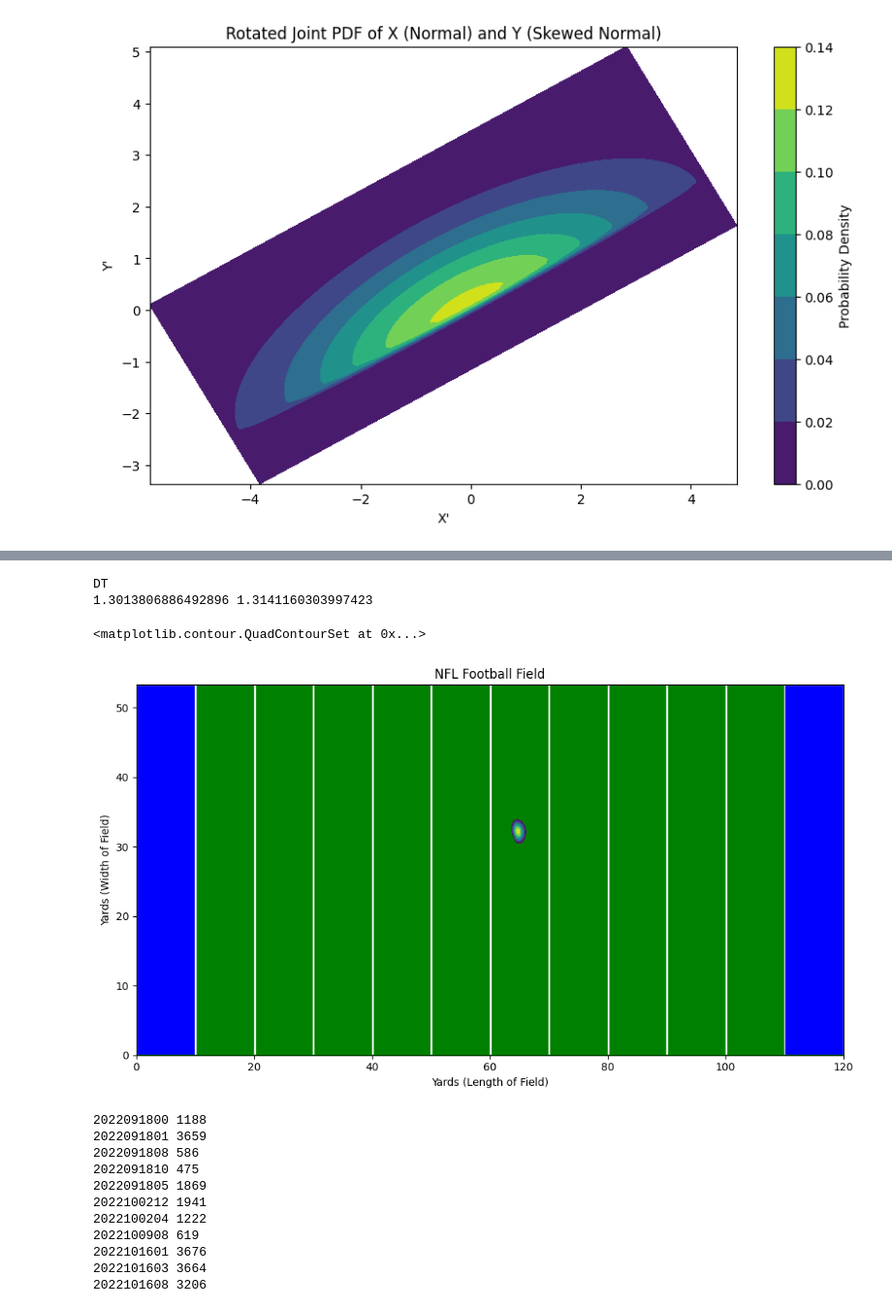
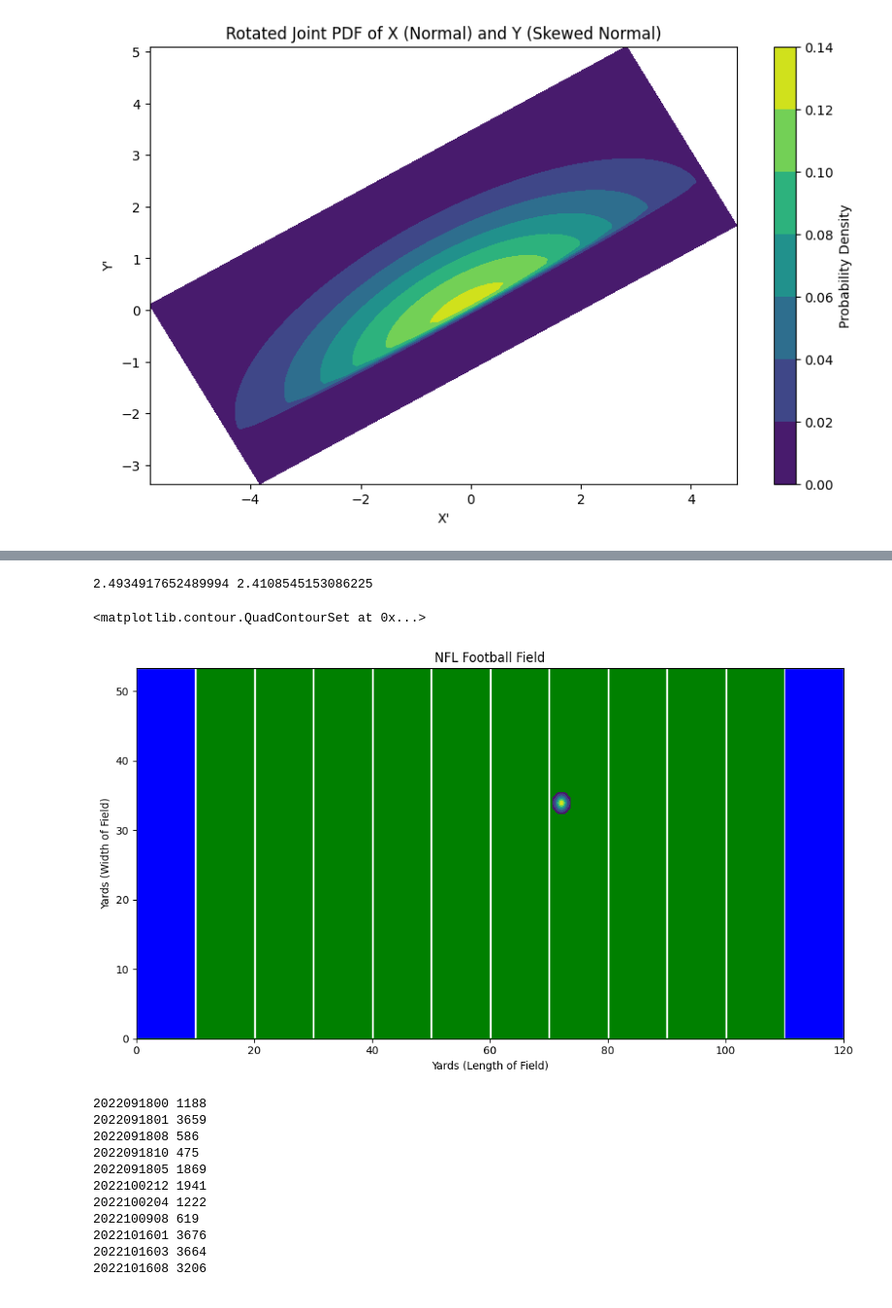
Before and after one commit to rudraravl/nfldatabowl2024, a Jupyter notebook: codemonkeynfl.ipynb, the cells around one changed output, grey strips where cells are left out. Shown: that part at 97% size. Drawn from its saved outputs; the diff is of its cells as text; code cells hidden in the pictures.

```diff
--- a/codemonkeynfl.ipynb
+++ b/codemonkeynfl.ipynb
@@ -550,3 +535,12 @@ position_stdevs = {'CB': ((0.021697169437255328, 1.1524806435704398),
+# %%
+position_t_info = {
+    "DE" : ((7.322719232987062, 0.12881529495845334, 0.6672880475498693, 6.42785426010332, 0.019966113155859003, 0.6477597816301706)),
+    "SS" : ((5.107508394561631, 0.06568784144823583, 0.7446880972538361, 4.569412367147843, -0.012239447953968512, 0.8262114794845226)),
+    "FS" : ((4.66532319164847, 0.1351910850714022, 0.6842657927545983, 6.06998121022001, -0.0006546715218879895, 0.7795782785182302)),
+    "OLB" :((5.273472395245827, 0.10663288071080984, 0.6205551604648218, 7.334952546776893, 0.026189916367707178, 0.6488302045518881)) ,
+    "DT" :((5.569558115334946, 0.07408100340712373, 0.6105034874867465, 6.393630032210144, -0.005045181011060849, 0.6302374841727374)) ,
+    "CB" :((6.349296636622419, 0.10235641145240083, 0.892232719512297, 5.448775313396228, 0.015871937817115187, 0.7796017896374858)) ,
+    "MLB" :((7.13173972579105, 0.12282249024093272, 0.6228963914601275, 6.9587549714459715, 0.011692059600892205, 0.6577565119449411)) }
 # %%
 
 ax = create_football_field()
@@ -653,50 +657,44 @@ for game_id, play_id, start_frame, def_club in play_nums:
 # %%
 #getting data
 from pprint import pprint
+from scipy.stats import t
 ax = create_football_field()
+
 game_id, play_id = 2022090800,101
 curr_play = valid_players[(valid_players['gameId'] == game_id) & (valid_players['playId'] == play_id)]
 nfl_id = 43335
 defender = curr_play[curr_play['nflId'] == nfl_id]
 x,y,s,d,p = defender['x'].iloc[0], defender['y'].iloc[0], defender['s'].iloc[0], np.radians(defender['dir'].iloc[0]), players[players['nflId'] == nfl_id]['position'].iloc[0]
-print(p)
+
 #making the distribution
-player_x_sigma, player_y_sigma = position_stdevs[p][0][1], position_stdevs[p][1][1]
-player_x_sigma, player_y_sigma = max(1, player_x_sigma * math.sqrt(s)), max(1, player_y_sigma * math.sqrt(s))
+x_df, x_mu, x_sigma, y_df, y_mu, y_sigma = position_t_info[p]
+t_score_x = t.ppf(0.975, x_df)
+t_score_y = t.ppf(0.975, y_df)
+x,y = x + x_mu, y + y_mu
+print(t_score_x, t_score_y)
+x_points = np.linspace(x - (x_sigma*t_score_x), x + (x_sigma*t_score_x), 100)
+y_points = np.linspace(y - (y_sigma*t_score_y), y + (y_sigma*t_score_y),  100)
 
-x_points = np.linspace(player_x_mu - (player_x_sigma*2), player_x_mu + (player_x_sigma*2), 70)
-y_points = np.linspace(player_y_mu - (player_y_sigma*2), player_y_mu + (player_y_sigma*2),  70)
-print(player_x_sigma, player_y_sigma)
-pdf_x_points = norm.pdf(x_points, loc = player_x_mu, scale=1)
-pdf_y_points = skewnorm.pdf(y_points, loc = player_y_mu, a = 2)
+pdf_x_points = t.pdf(x_points, df=x_df, loc=x, scale=x_sigma)
+pdf_y_points = t.pdf(y_points, df=y_df, loc=y, scale=y_sigma)
 
 X, Y = np.meshgrid(x_points, y_points)
-X_rot, Y_rot = np.empty_like(X), np.empty_like(Y)
-for i in range(X.shape[0]):
-    for j in range(X.shape[1]):
-        X_rot[i, j], Y_rot[i, j] = rotate_point(X[i, j] - player_x, Y[i, j] - player_y, -d)
-
-# Shift back to player's position
-X_rot += player_x
-Y_rot += player_y
 
 # Compute the joint PDF on the rotated grid
-joint_pdf_rotated = np.outer(pdf_y_points, pdf_x_points)
-
+joint_pdf = np.outer(pdf_y_points, pdf_x_points)
+# print(np.count(joint_pdf))
 # Plotting the rotated joint PDF
-for i in range(len(joint_pdf_rotated)):
-    for j in range(len(joint_pdf_rotated[i])):
-        if joint_pdf_rotated[i][j] < .05:
-            #print("aaaa")
-            joint_pdf_rotated[i][j] = np.NaN
+for i in range(len(joint_pdf)):
+    for j in range(len(joint_pdf[i])):
+        if joint_pdf[i][j] < .02:
+            joint_pdf[i][j] = np.NaN
 
 #plotting jawn
-ax.contourf(X_rot, Y_rot, joint_pdf_rotated, cmap="viridis", alpha=1)
+ax.contourf(X, Y, joint_pdf, cmap="viridis", alpha=1)
 # %% [output]
-DT
-1.3013806886492896 1.3141160303997423
+2.4934917652489994 2.4108545153086225
 <matplotlib.contour.QuadContourSet at 0x...>
-[figure, old version]
+[figure, new version]
 # %%
 import math
 import matplotlib.pyplot as plt
```
Also changed, not shown: parts of 4 cells of this notebook.
